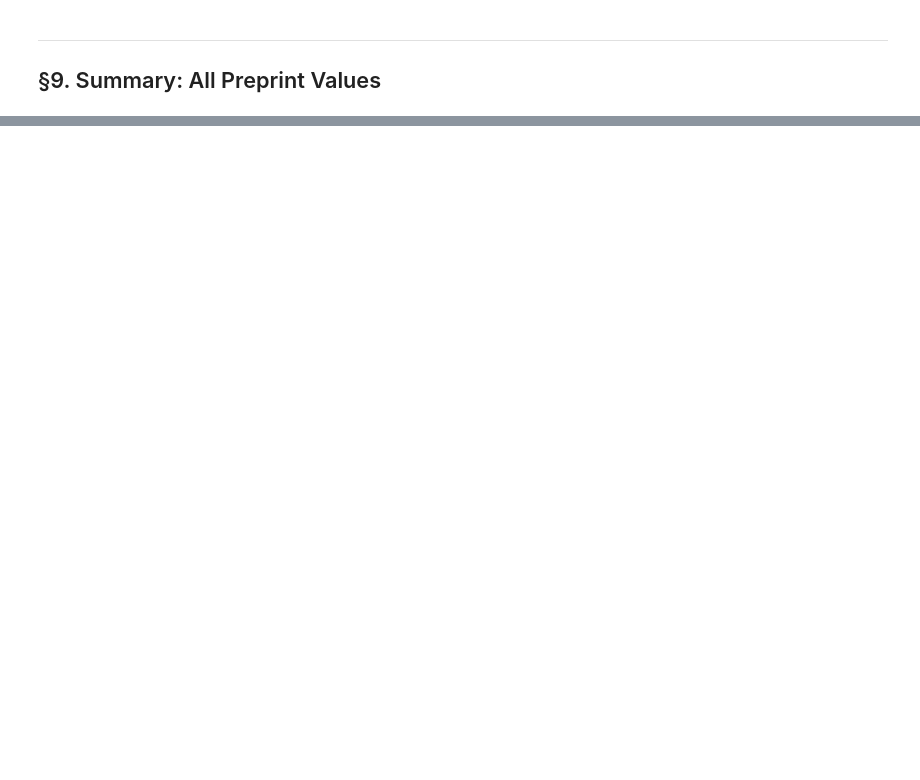
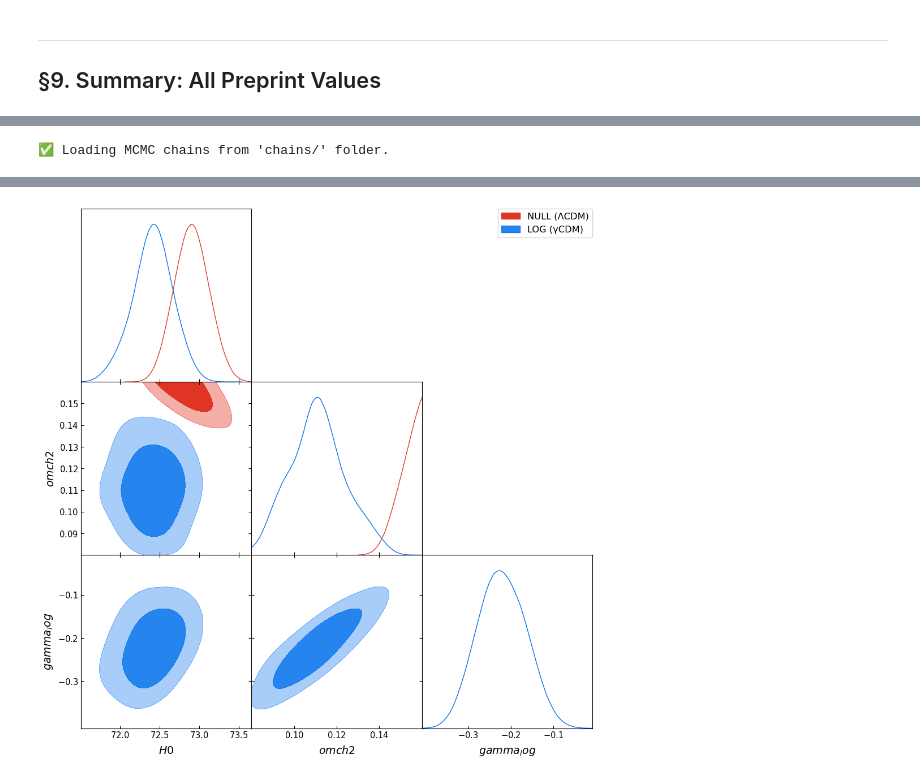
Before and after one commit to indigenica/akashic-alpha-engine, a Jupyter notebook: gammacdm_preprint_repro.ipynb, the cells around one changed output, grey strips where cells are left out. Saved outputs shown, nothing was run; the diff lists cells and outputs as text; code cells hidden in the pictures; blank space fills up the shorter version.

Commit message:
γCDM Topological Horizon Lensing Framework

```diff
--- a/gammacdm_preprint_repro.ipynb
+++ b/gammacdm_preprint_repro.ipynb
@@ -901,0 +1131,36 @@ print('\n  Evidence: ΔBIC = -6.2 (Strong on Jeffreys scale)')
+# %%
+# ============================================================================
+# 📊 FINAL VISUALIZATION: COMPARISON PLOT
+# ============================================================================
+try:
+    from getdist import loadMCSamples
+    from getdist.plots import get_subplot_plotter
+    import matplotlib.pyplot as plt
+    import os
+
+    # Check if chains exist locally
+    if os.path.exists("chains/null.updated.yaml") and os.path.exists("chains/log.updated.yaml"):
+        print("✅ Loading MCMC chains from 'chains/' folder.")
+
+        gd_samples_null = loadMCSamples("chains/null", settings={'ignore_rows': 0.1})
+        gd_samples_log = loadMCSamples("chains/log", settings={'ignore_rows': 0.1})
+
+        chains = [gd_samples_null, gd_samples_log]
+        legend_labels = ['NULL (ΛCDM)', 'LOG (γCDM)']
+
+        # Plotting
+        print("   Generating triangle plot...")
+        plotter = get_subplot_plotter(width_inch=10)
+        plotter.triangle_plot(chains, ['H0', 'omch2', 'gamma_log'],
+                             legend_labels=legend_labels,
+                             filled=True)
+        plt.show()
+
+    else:
+        print("⚠️ Chain files not found in 'chains/' folder.")
+        print("   Please run the 'MCMC VALIDATION' cell above with RUN_MCMC=True to generate them.")
+
+except Exception as e:
+    print(f"❌ Error generating plot: {e}")
+# %% [output]
+✅ Loading MCMC chains from 'chains/' folder.
@@ -901,0 +1172 @@ print('\n  Evidence: ΔBIC = -6.2 (Strong on Jeffreys scale)')
+[figure, added]
```
Also changed, not shown: parts of 14 cells of this notebook, 3 other files.
